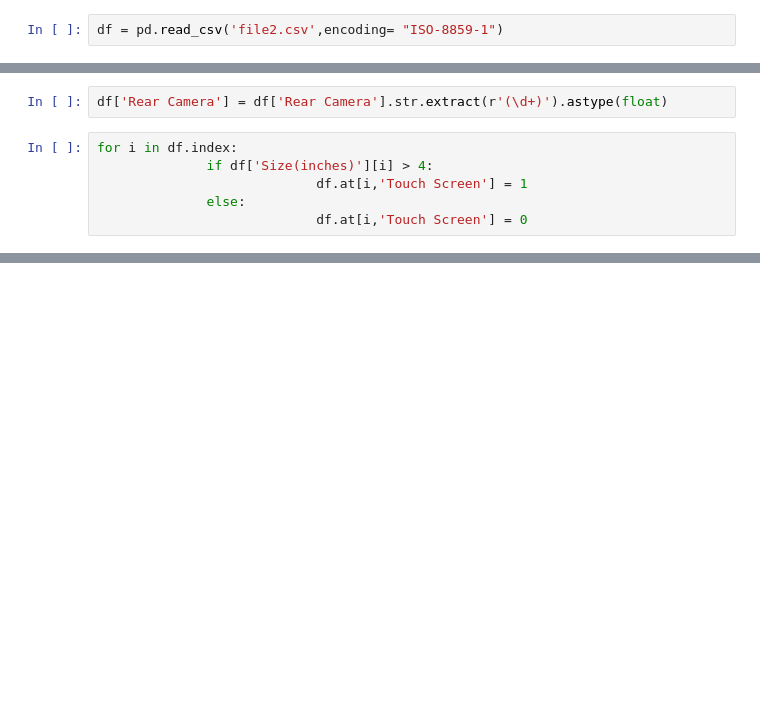
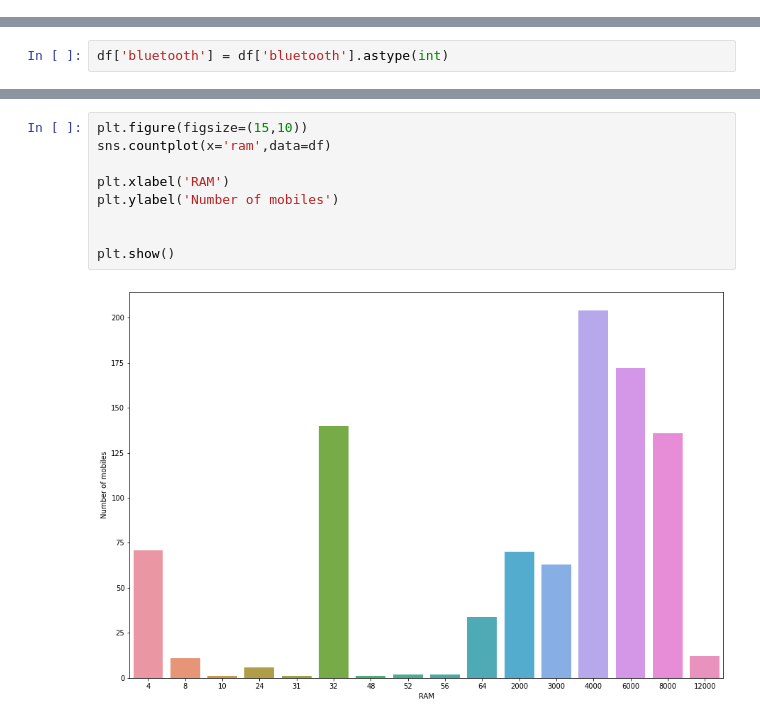
Before and after one commit to Gourav-Bangad/DSCI, a Jupyter notebook: Analysis.ipynb, the cells around one changed output, grey strips where cells are left out. Saved outputs shown, nothing was run; the diff lists cells and outputs as text; blank space fills up the shorter version.

```diff
--- a/Analysis.ipynb
+++ b/Analysis.ipynb
@@ -372,2 +87,0 @@ df.to_csv('file1.csv')
-# %%
-df = pd.read_csv('file2.csv',encoding= "ISO-8859-1")
@@ -397,8 +87,0 @@ import re
-# %%
-df['Rear Camera'] = df['Rear Camera'].str.extract(r'(\d+)').astype(float)
-# %%
-for i in df.index:
-              if df['Size(inches)'][i] > 4:
-                            df.at[i,'Touch Screen'] = 1
-              else:
-                            df.at[i,'Touch Screen'] = 0
@@ -443,0 +110,2 @@ df.to_csv('file1.csv')
+# %%
+df['bluetooth'] = df['bluetooth'].astype(int)
@@ -443,0 +145,11 @@ df.to_csv('file1.csv')
+# %%
+plt.figure(figsize=(15,10))
+sns.countplot(x='ram',data=df)
+
+plt.xlabel('RAM')
+plt.ylabel('Number of mobiles')
+
+
+plt.show()
+# %% [output]
+[figure, added]
```
Also changed, not shown: parts of 99 cells of this notebook.
